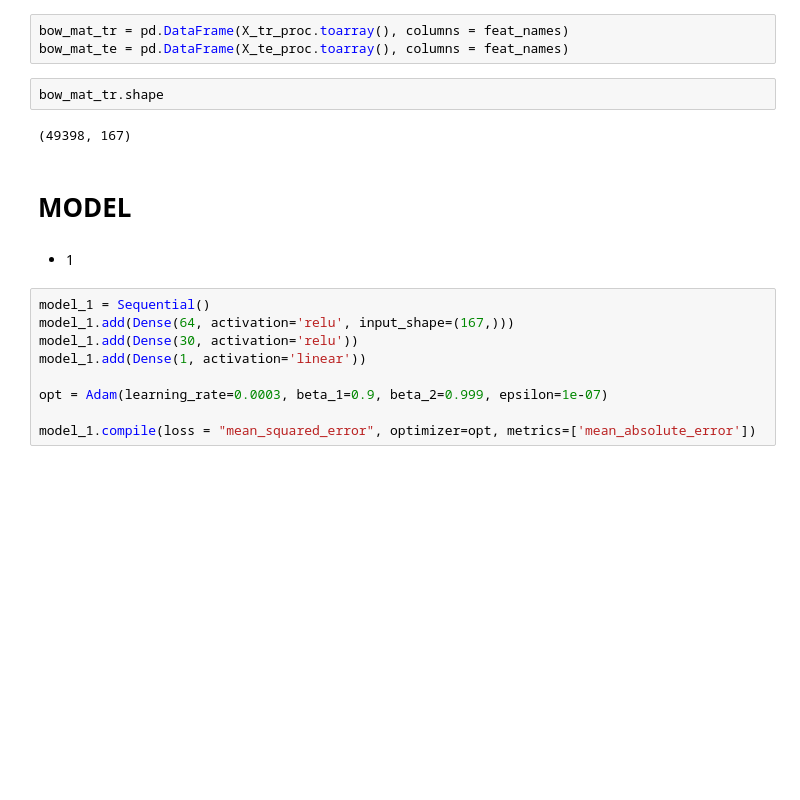
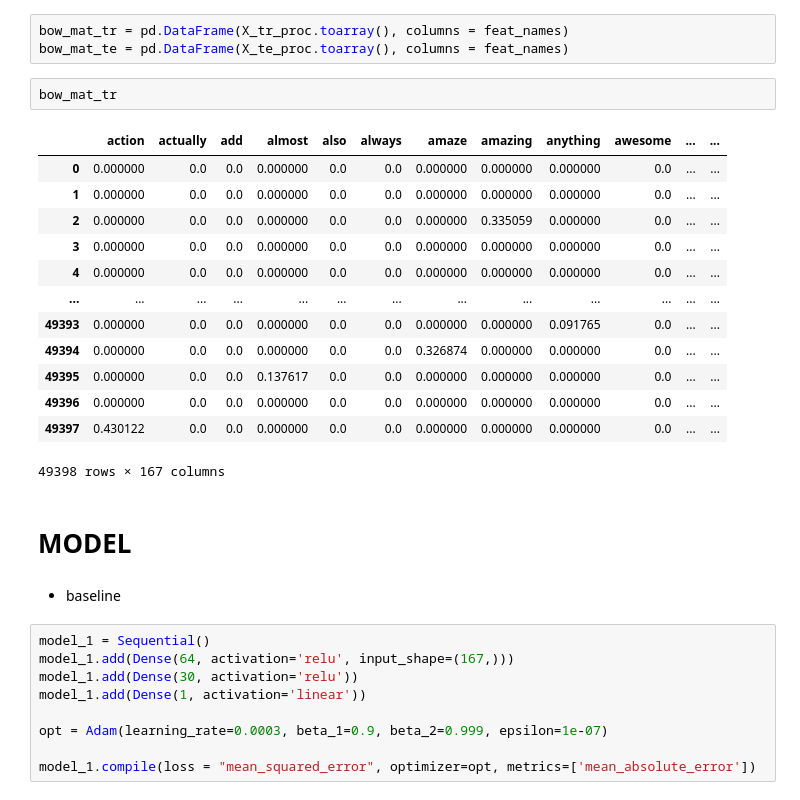
Before and after one commit to vivyhasadream/Game_Recommender_System_W_Sentimental_Analyzer, a Jupyter notebook: 3_Modelling_Metacritic_NLP_tensorflow.ipynb, the cells around one changed output. Saved outputs shown, nothing was run; the diff lists cells and outputs as text; blank space fills up the shorter version.

```diff
--- a/3_Modelling_Metacritic_NLP_tensorflow.ipynb
+++ b/3_Modelling_Metacritic_NLP_tensorflow.ipynb
@@ -110,13 +110,25 @@ feat_names = bow_vec.get_feature_names()
 bow_mat_tr = pd.DataFrame(X_tr_proc.toarray(), columns = feat_names)
 bow_mat_te = pd.DataFrame(X_te_proc.toarray(), columns = feat_names)
 # %%
-bow_mat_tr.shape
+bow_mat_tr
 # %% [output]
+|  | action | actually | add | almost | also | always | amaze | amazing | anything | awesome | ... | ... |
+| 0 | 0.000000 | 0.0 | 0.0 | 0.000000 | 0.0 | 0.0 | 0.000000 | 0.000000 | 0.000000 | 0.0 | ... | ... |
+| 1 | 0.000000 | 0.0 | 0.0 | 0.000000 | 0.0 | 0.0 | 0.000000 | 0.000000 | 0.000000 | 0.0 | ... | ... |
+| 2 | 0.000000 | 0.0 | 0.0 | 0.000000 | 0.0 | 0.0 | 0.000000 | 0.335059 | 0.000000 | 0.0 | ... | ... |
+| 3 | 0.000000 | 0.0 | 0.0 | 0.000000 | 0.0 | 0.0 | 0.000000 | 0.000000 | 0.000000 | 0.0 | ... | ... |
+| 4 | 0.000000 | 0.0 | 0.0 | 0.000000 | 0.0 | 0.0 | 0.000000 | 0.000000 | 0.000000 | 0.0 | ... | ... |
+| ... | ... | ... | ... | ... | ... | ... | ... | ... | ... | ... | ... | ... |
+| 49393 | 0.000000 | 0.0 | 0.0 | 0.000000 | 0.0 | 0.0 | 0.000000 | 0.000000 | 0.091765 | 0.0 | ... | ... |
+| 49394 | 0.000000 | 0.0 | 0.0 | 0.000000 | 0.0 | 0.0 | 0.326874 | 0.000000 | 0.000000 | 0.0 | ... | ... |
+| 49395 | 0.000000 | 0.0 | 0.0 | 0.137617 | 0.0 | 0.0 | 0.000000 | 0.000000 | 0.000000 | 0.0 | ... | ... |
+| 49396 | 0.000000 | 0.0 | 0.0 | 0.000000 | 0.0 | 0.0 | 0.000000 | 0.000000 | 0.000000 | 0.0 | ... | ... |
+| 49397 | 0.430122 | 0.0 | 0.0 | 0.000000 | 0.0 | 0.0 | 0.000000 | 0.000000 | 0.000000 | 0.0 | ... | ... |
-(49398, 167)
+49398 rows × 167 columns
 # %% [markdown]
 # MODEL
 # %% [markdown]
-- 1
+- baseline
 # %%
 model_1 = Sequential()
 model_1.add(Dense(64, activation='relu', input_shape=(167,)))
```
Also changed, not shown: parts of 10 cells of this notebook, 2 other files.
